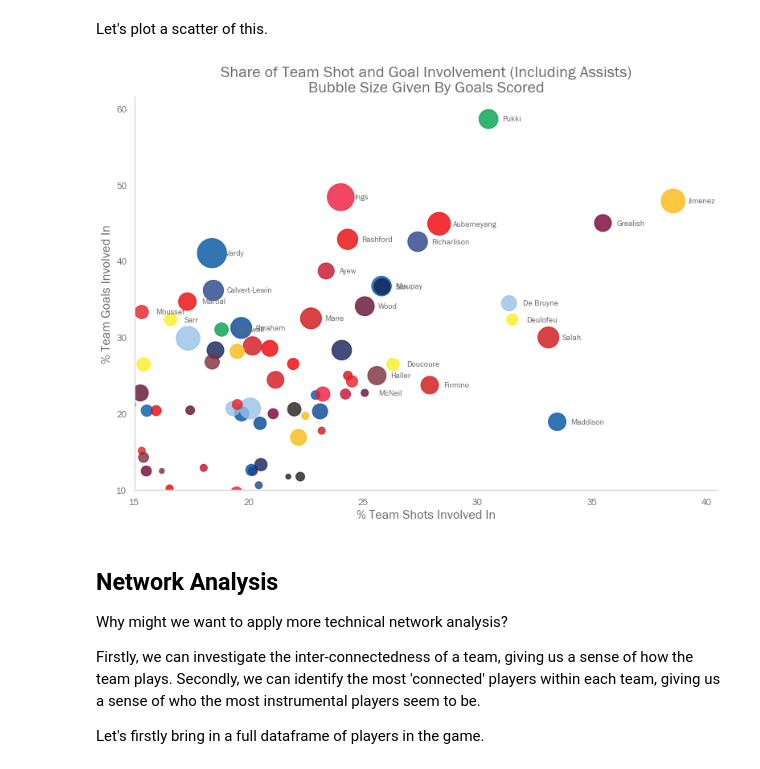
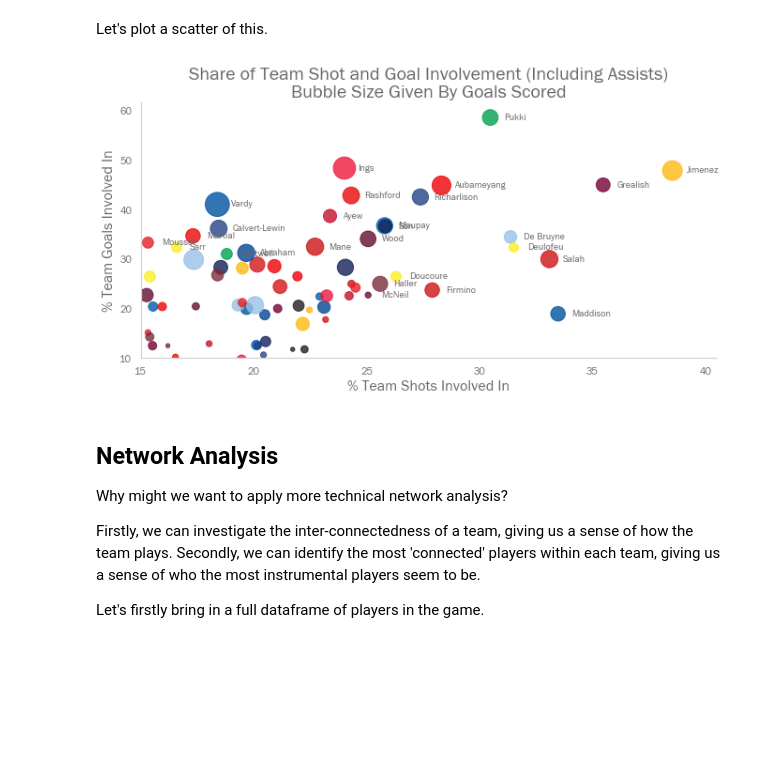
Before and after one commit to calbal91/project-moneyballing-fpl, a Jupyter notebook: 2b. Network Analysis.ipynb, the cells around one changed output. Cells and saved outputs as stored; diff of their text form; code cells hidden in the pictures; blank space fills up the shorter version.

```diff
--- a/2b. Network Analysis.ipynb
+++ b/2b. Network Analysis.ipynb
@@ -392,36 +392,36 @@ df_share.head()
 Let's plot a scatter of this.
 # %%
 plt.rcParams["figure.facecolor"] = 'white'
-plt.figure(figsize=(13,9))
+plt.figure(figsize=(11,5))
 
 X=df_share['%ShotInv']*100
 Y=df_share['%GoalInv']*100
 c=df_share['Team'].map(
     lambda x: df_teams.loc[df_teams['CommentName']==x,'TeamColor'].item())
-s=df_share['Goals']*40
+s=df_share['Goals']*20
 L=list(df_temp.index)
 
 plt.scatter(X,Y,s=s,c=c,alpha=0.8)
 plt.xlim(15)
 plt.ylim(10)
 
 for i in L:
     try:
         x_text = X[i]
         y_text = Y[i]
         s_text = s[i]
         if (s_text>0) and ((x_text>=25) or (y_text>31)):
             name = df_players.loc[df_players['CommentName']==i,'WebName'].item()
             plt.text(x_text+0.6, y_text, name,
                      fontsize=10, color='dimgrey', ha='left', va='center')
     except:
         pass
 
 plt.title('Share of Team Shot and Goal Involvement (Including Assists)\nBubble Size Given By Goals Scored')
 plt.xlabel('% Team Shots Involved In')
 plt.ylabel('% Team Goals Involved In');
 # %% [output]
-[figure, old version]
+[figure, new version]
 # %% [markdown]
 ## Network Analysis
 
```
Also changed, not shown: parts of 8 cells of this notebook, 2 other files.
